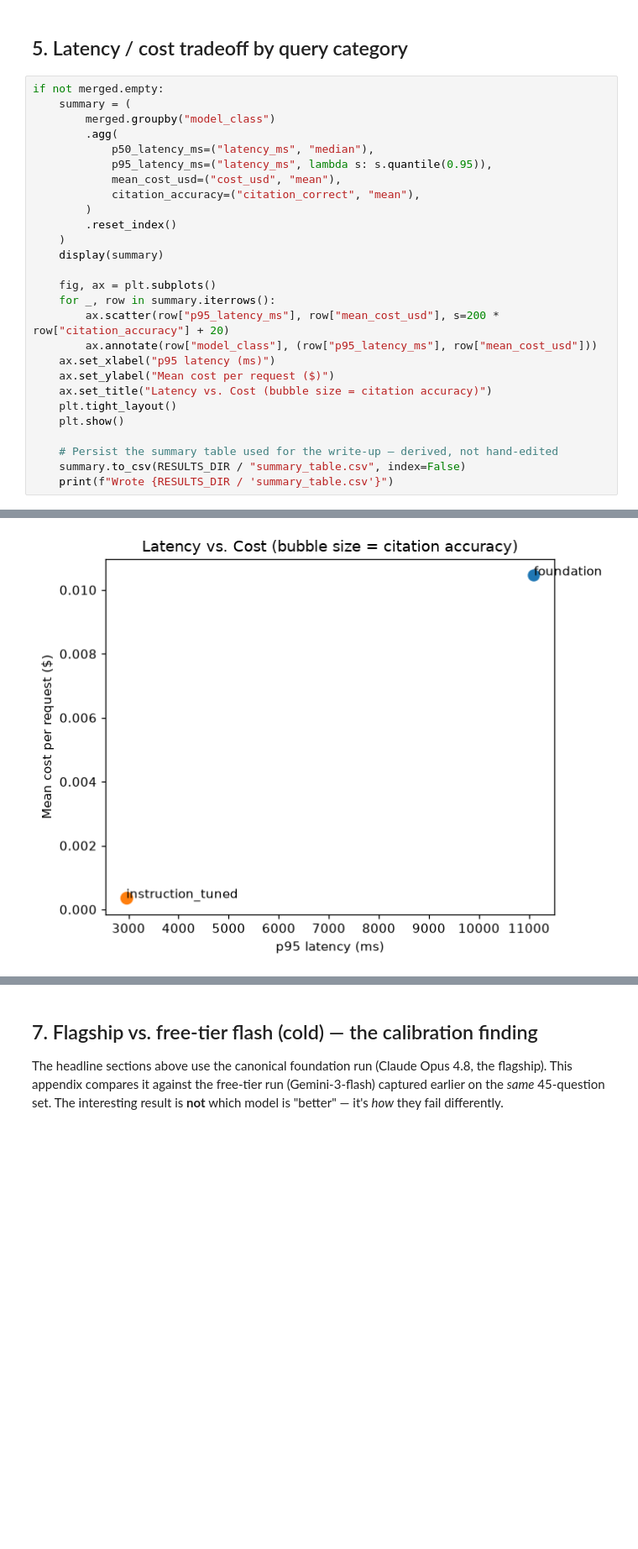
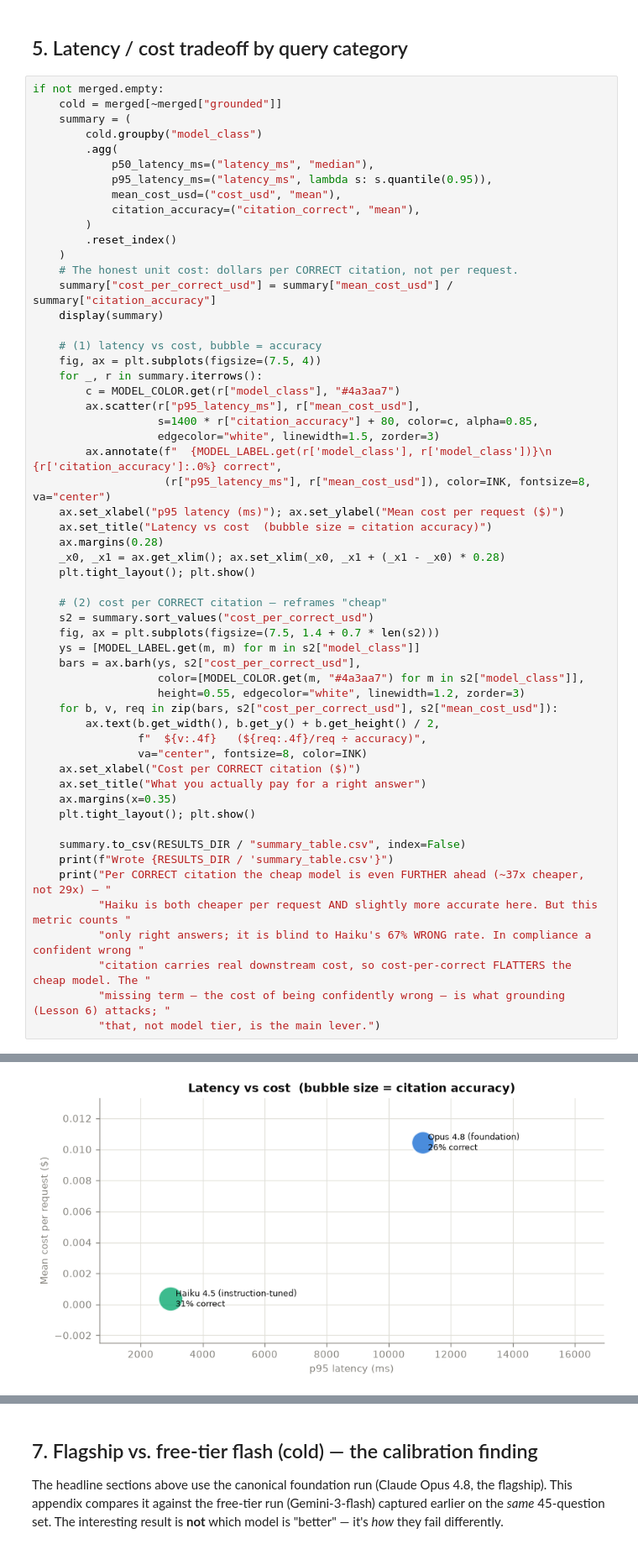
Before and after one commit to dotnetspark/fbc-model-routing-benchmark, a Jupyter notebook: analysis/benchmark_report.ipynb, the cells around one changed output, grey strips where cells are left out. Shown at 84% size. Cells and saved outputs as stored; diff of their text form; blank space fills up the shorter version.

```diff
--- a/analysis/benchmark_report.ipynb
+++ b/analysis/benchmark_report.ipynb
@@ -320,8 +359,9 @@ Breakeven month: 4
 ## 5. Latency / cost tradeoff by query category
 # %%
 if not merged.empty:
+    cold = merged[~merged["grounded"]]
     summary = (
-        merged.groupby("model_class")
+        cold.groupby("model_class")
         .agg(
             p50_latency_ms=("latency_ms", "median"),
             p95_latency_ms=("latency_ms", lambda s: s.quantile(0.95)),
@@ -330,19 +370,47 @@ if not merged.empty:
         )
         .reset_index()
     )
+    # The honest unit cost: dollars per CORRECT citation, not per request.
+    summary["cost_per_correct_usd"] = summary["mean_cost_usd"] / summary["citation_accuracy"]
     display(summary)
 
-    fig, ax = plt.subplots()
-    for _, row in summary.iterrows():
-        ax.scatter(row["p95_latency_ms"], row["mean_cost_usd"], s=200 * row["citation_accuracy"] + 20)
-        ax.annotate(row["model_class"], (row["p95_latency_ms"], row["mean_cost_usd"]))
-    ax.set_xlabel("p95 latency (ms)")
-    ax.set_ylabel("Mean cost per request ($)")
-    ax.set_title("Latency vs. Cost (bubble size = citation accuracy)")
-    plt.tight_layout()
-    plt.show()
+    # (1) latency vs cost, bubble = accuracy
+    fig, ax = plt.subplots(figsize=(7.5, 4))
+    for _, r in summary.iterrows():
+        c = MODEL_COLOR.get(r["model_class"], "#4a3aa7")
+        ax.scatter(r["p95_latency_ms"], r["mean_cost_usd"],
+                   s=1400 * r["citation_accuracy"] + 80, color=c, alpha=0.85,
+                   edgecolor="white", linewidth=1.5, zorder=3)
+        ax.annotate(f"  {MODEL_LABEL.get(r['model_class'], r['model_class'])}\n  {r['citation_accuracy']:.0%} correct",
+                    (r["p95_latency_ms"], r["mean_cost_usd"]), color=INK, fontsize=8, va="center")
+    ax.set_xlabel("p95 latency (ms)"); ax.set_ylabel("Mean cost per request ($)")
+    ax.set_title("Latency vs cost  (bubble size = citation accuracy)")
+    ax.margins(0.28)
+    _x0, _x1 = ax.get_xlim(); ax.set_xlim(_x0, _x1 + (_x1 - _x0) * 0.28)
+    plt.tight_layout(); plt.show()
 
-    # Persist the summary table used for the write-up — derived, not hand-edited
+    # (2) cost per CORRECT citation — reframes "cheap"
+    s2 = summary.sort_values("cost_per_correct_usd")
+    fig, ax = plt.subplots(figsize=(7.5, 1.4 + 0.7 * len(s2)))
+    ys = [MODEL_LABEL.get(m, m) for m in s2["model_class"]]
+    bars = ax.barh(ys, s2["cost_per_correct_usd"],
+                   color=[MODEL_COLOR.get(m, "#4a3aa7") for m in s2["model_class"]],
+                   height=0.55, edgecolor="white", linewidth=1.2, zorder=3)
+    for b, v, req in zip(bars, s2["cost_per_correct_usd"], s2["mean_cost_usd"]):
+        ax.text(b.get_width(), b.get_y() + b.get_height() / 2,
+                f"  ${v:.4f}   (${req:.4f}/req ÷ accuracy)",
+                va="center", fontsize=8, color=INK)
+    ax.set_xlabel("Cost per CORRECT citation ($)")
+    ax.set_title("What you actually pay for a right answer")
+    ax.margins(x=0.35)
+    plt.tight_layout(); plt.show()
+
     summary.to_csv(RESULTS_DIR / "summary_table.csv", index=False)
     print(f"Wrote {RESULTS_DIR / 'summary_table.csv'}")
+    print("Per CORRECT citation the cheap model is even FURTHER ahead (~37x cheaper, not 29x) — "
+          "Haiku is both cheaper per request AND slightly more accurate here. But this metric counts "
+          "only right answers; it is blind to Haiku's 67% WRONG rate. In compliance a confident wrong "
+          "citation carries real downstream cost, so cost-per-correct FLATTERS the cheap model. The "
+          "missing term — the cost of being confidently wrong — is what grounding (Lesson 6) attacks; "
+          "that, not model tier, is the main lever.")
 # %% [output]
@@ -352 +420 @@ if not merged.empty:
-[figure, old version]
+[figure, new version]
```
Also changed, not shown: parts of 7 cells of this notebook, 1 other file.
